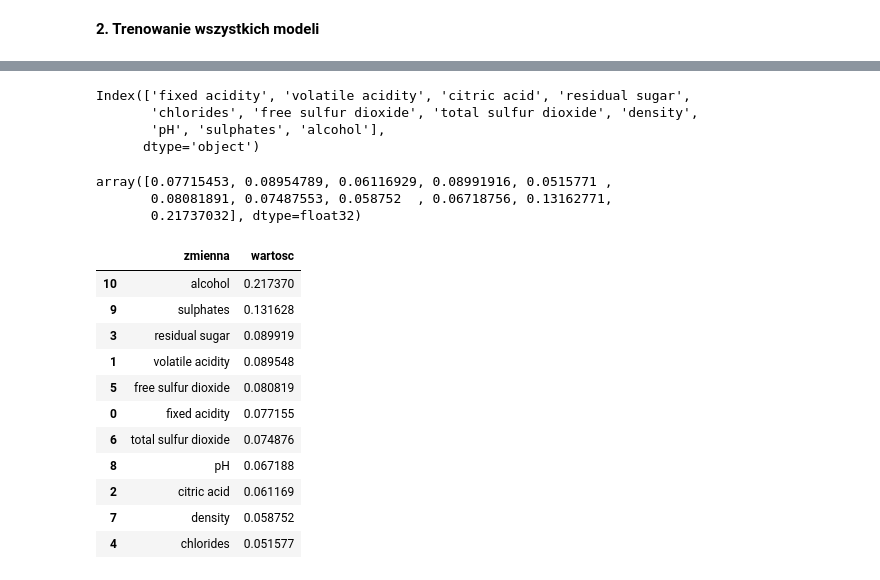
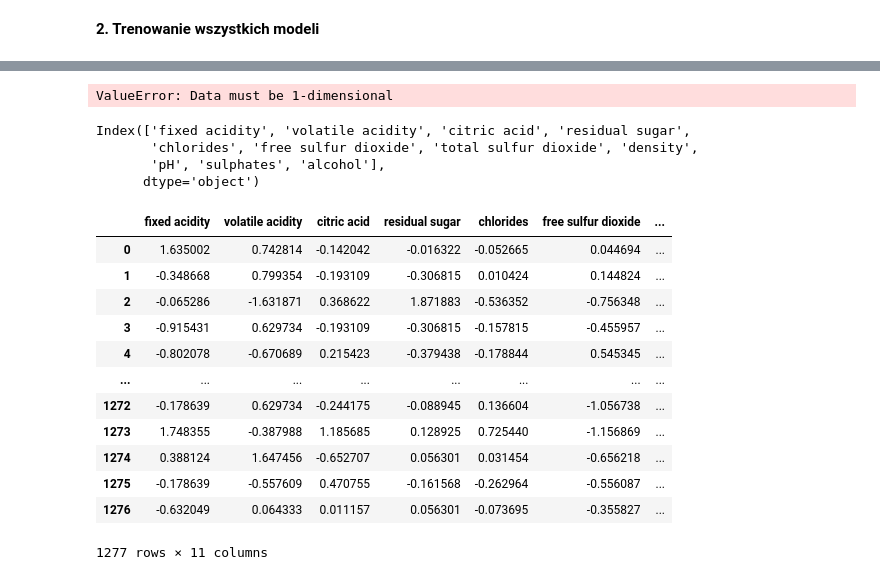
Before and after one commit to infoshareacademy/jdszr4-animalsi, a Jupyter notebook: wino/podsumowanie.ipynb, the cells around one changed output, grey strips where cells are left out. Saved outputs shown, nothing was run; the diff lists cells and outputs as text; code cells hidden in the pictures.

```diff
--- a/wino/podsumowanie.ipynb
+++ b/wino/podsumowanie.ipynb
@@ -82,3 +110,7 @@ Index: []
+# %%
+pd.DataFrame({"zmienna" :X.columns,"wartosci" : X_train_all_scaled})
+# %% [output]
+ValueError: Data must be 1-dimensional
 # %%
 X.columns
 # %% [output]
@@ -86,24 +118,19 @@ Index(['fixed acidity', 'volatile acidity', 'citric acid', 'residual sugar',
        'chlorides', 'free sulfur dioxide', 'total sulfur dioxide', 'density',
        'pH', 'sulphates', 'alcohol'],
       dtype='object')
-# %%
-i.feature_importances_
-# %% [output]
-array([0.07715453, 0.08954789, 0.06116929, 0.08991916, 0.0515771 ,
-       0.08081891, 0.07487553, 0.058752  , 0.06718756, 0.13162771,
-       0.21737032], dtype=float32)
-# %%
-pd.DataFrame({"zmienna" :X.columns,"wartosc" : i.feature_importances_ }).sort_values(by = "wartosc", ascending = False)
-# %% [output]
-|  | zmienna | wartosc |
-| 10 | alcohol | 0.217370 |
-| 9 | sulphates | 0.131628 |
-| 3 | residual sugar | 0.089919 |
-| 1 | volatile acidity | 0.089548 |
-| 5 | free sulfur dioxide | 0.080819 |
-| 0 | fixed acidity | 0.077155 |
-| 6 | total sulfur dioxide | 0.074876 |
-| 8 | pH | 0.067188 |
-| 2 | citric acid | 0.061169 |
-| 7 | density | 0.058752 |
-| 4 | chlorides | 0.051577 |
+# %%
+pd.DataFrame(X_train_all_scaled, columns = X.columns)
+# %% [output]
+|  | fixed acidity | volatile acidity | citric acid | residual sugar | chlorides | free sulfur dioxide | ... |
+| 0 | 1.635002 | 0.742814 | -0.142042 | -0.016322 | -0.052665 | 0.044694 | ... |
+| 1 | -0.348668 | 0.799354 | -0.193109 | -0.306815 | 0.010424 | 0.144824 | ... |
+| 2 | -0.065286 | -1.631871 | 0.368622 | 1.871883 | -0.536352 | -0.756348 | ... |
+| 3 | -0.915431 | 0.629734 | -0.193109 | -0.306815 | -0.157815 | -0.455957 | ... |
+| 4 | -0.802078 | -0.670689 | 0.215423 | -0.379438 | -0.178844 | 0.545345 | ... |
+| ... | ... | ... | ... | ... | ... | ... | ... |
+| 1272 | -0.178639 | 0.629734 | -0.244175 | -0.088945 | 0.136604 | -1.056738 | ... |
+| 1273 | 1.748355 | -0.387988 | 1.185685 | 0.128925 | 0.725440 | -1.156869 | ... |
+| 1274 | 0.388124 | 1.647456 | -0.652707 | 0.056301 | 0.031454 | -0.656218 | ... |
+| 1275 | -0.178639 | -0.557609 | 0.470755 | -0.161568 | -0.262964 | -0.556087 | ... |
+| 1276 | -0.632049 | 0.064333 | 0.011157 | 0.056301 | -0.073695 | -0.355827 | ... |
+1277 rows × 11 columns
```
Also changed, not shown: parts of 9 cells of this notebook.
